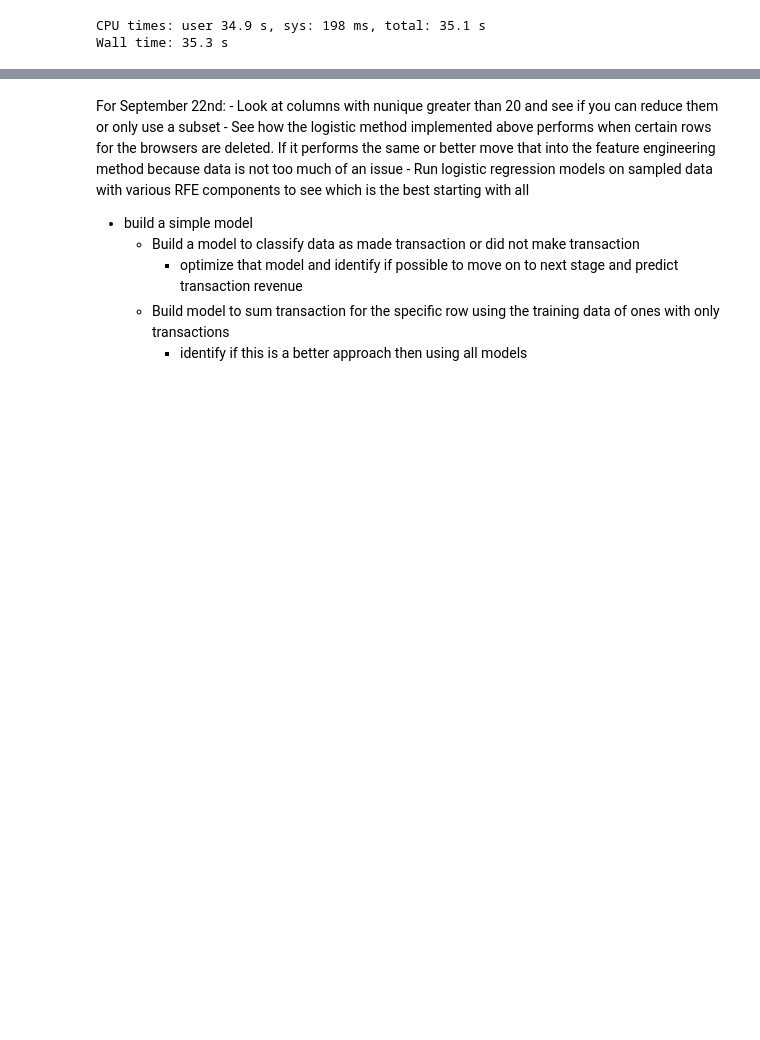
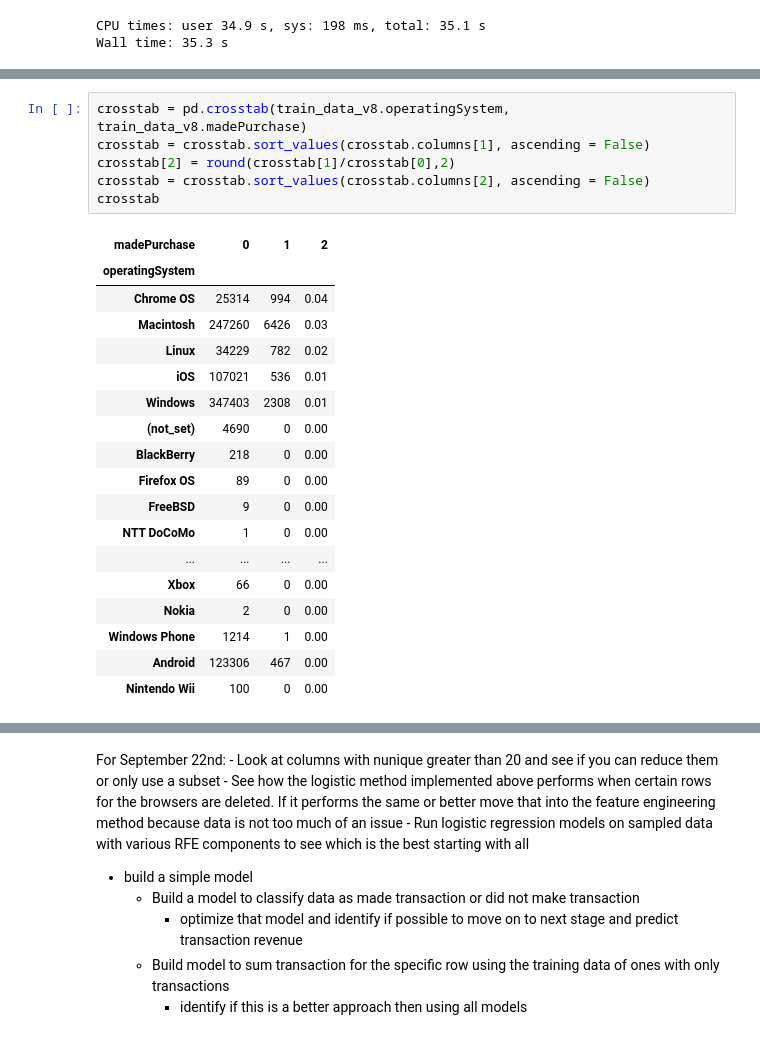
Before and after one commit to j2colaco/customer_revenue_prediction, a Jupyter notebook: data_cleaning_exploration.ipynb, the cells around one changed output, grey strips where cells are left out. Saved outputs shown, nothing was run; the diff lists cells and outputs as text; blank space fills up the shorter version.

```diff
--- a/data_cleaning_exploration.ipynb
+++ b/data_cleaning_exploration.ipynb
@@ -1285,0 +1475,25 @@ train_data_v8[train_data_v8['referralPath_discount']==True].head()
+# %%
+crosstab = pd.crosstab(train_data_v8.operatingSystem, train_data_v8.madePurchase)
+crosstab = crosstab.sort_values(crosstab.columns[1], ascending = False)
+crosstab[2] = round(crosstab[1]/crosstab[0],2)
+crosstab = crosstab.sort_values(crosstab.columns[2], ascending = False)
+crosstab
+# %% [output]
+| madePurchase | 0 | 1 | 2 |
+| operatingSystem |  |  |  |
+| Chrome OS | 25314 | 994 | 0.04 |
+| Macintosh | 247260 | 6426 | 0.03 |
+| Linux | 34229 | 782 | 0.02 |
+| iOS | 107021 | 536 | 0.01 |
+| Windows | 347403 | 2308 | 0.01 |
+| (not_set) | 4690 | 0 | 0.00 |
+| BlackBerry | 218 | 0 | 0.00 |
+| Firefox OS | 89 | 0 | 0.00 |
+| FreeBSD | 9 | 0 | 0.00 |
+| NTT DoCoMo | 1 | 0 | 0.00 |
+| ... | ... | ... | ... |
+| Xbox | 66 | 0 | 0.00 |
+| Nokia | 2 | 0 | 0.00 |
+| Windows Phone | 1214 | 1 | 0.00 |
+| Android | 123306 | 467 | 0.00 |
+| Nintendo Wii | 100 | 0 | 0.00 |
```
Also changed, not shown: parts of 77 cells of this notebook.
